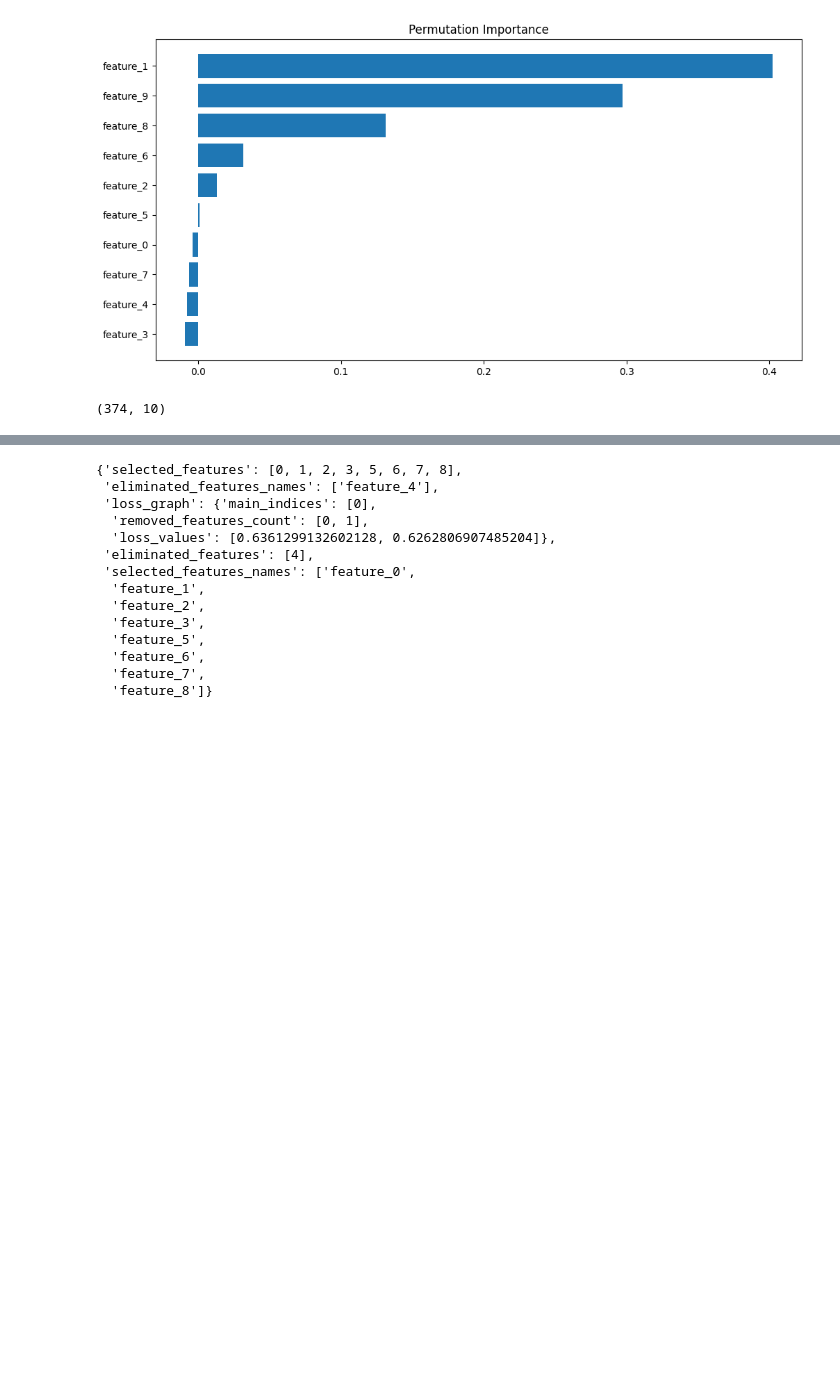
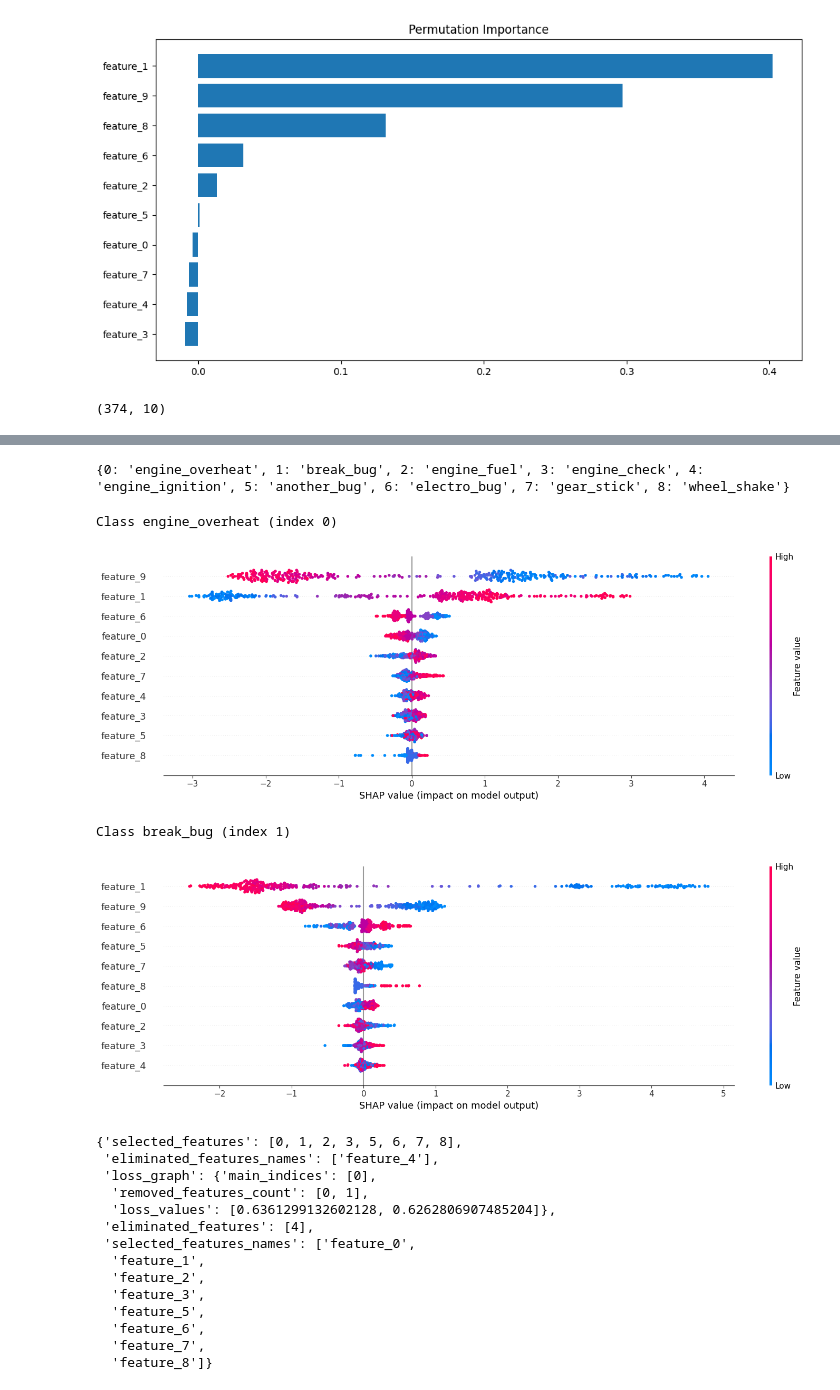
Before and after one commit to meshvedov/competition-ds, a Jupyter notebook: 3_3_Feature_Selection_HW.ipynb, the cells around one changed output, grey strips where cells are left out. Saved outputs shown, nothing was run; the diff lists cells and outputs as text; code cells hidden in the pictures; blank space fills up the shorter version.

```diff
--- a/3_3_Feature_Selection_HW.ipynb
+++ b/3_3_Feature_Selection_HW.ipynb
@@ -106,3 +120,30 @@ AssertionError: The shape of the shap_values matrix does not match the shape of
+# %%
+# Получаем список меток классов
+class_labels = y_test.value_counts().index.tolist()
+
+# Сопоставляем индексам классов метки
+index_to_class_label = {idx: label[0] for idx, label in enumerate(class_labels)}
+
+# Выводим сопоставление индексов и меток
+print(index_to_class_label)
+# %% [output]
+{0: 'engine_overheat', 1: 'break_bug', 2: 'engine_fuel', 3: 'engine_check', 4: 'engine_ignition', 5: 'another_bug', 6: 'electro_bug', 7: 'gear_stick', 8: 'wheel_shake'}
+# %%
+# Пример использования для SHAP-значений
+for class_idx in [0,1]:#range(shap_val_trans.shape[2]):  # Количество классов
+    class_name = index_to_class_label[class_idx]
+    print(f"Class {class_name} (index {class_idx})")
+
+    # Получаем SHAP-значения для данного класса
+    shap_values_class = shap_values[:, :, class_idx]
+
+    # Строим график для данного класса
+    shap.summary_plot(shap_values_class, X_test, max_display=25, plot_size=(15,5))
+# %% [output]
+Class engine_overheat (index 0)
+[figure, added]
+Class break_bug (index 1)
+[figure, added]
 # %%
 model.select_features(X_train, y_train, eval_set=(X_test, y_test), features_for_select='0-8', num_features_to_select=8, train_final_model=False, logging_level='Silent', steps=1)
 # %% [output]
```
Also changed, not shown: parts of 4 cells of this notebook.
